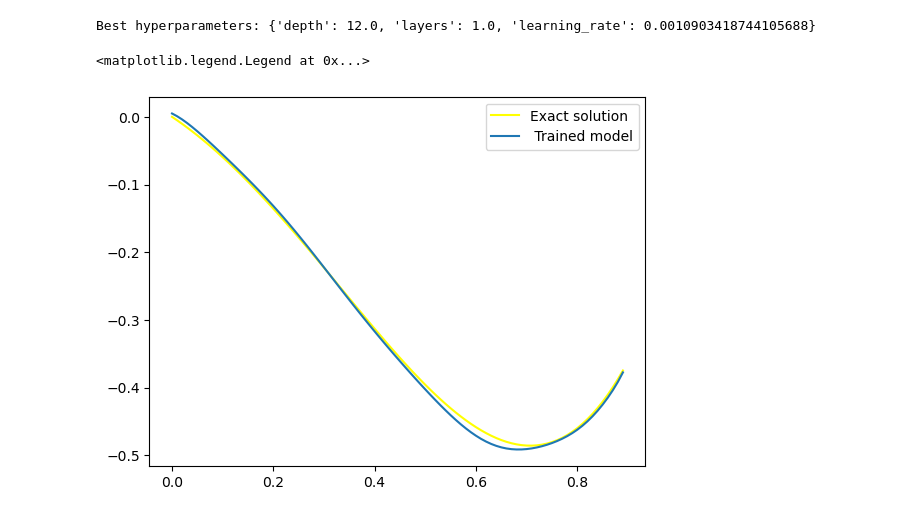
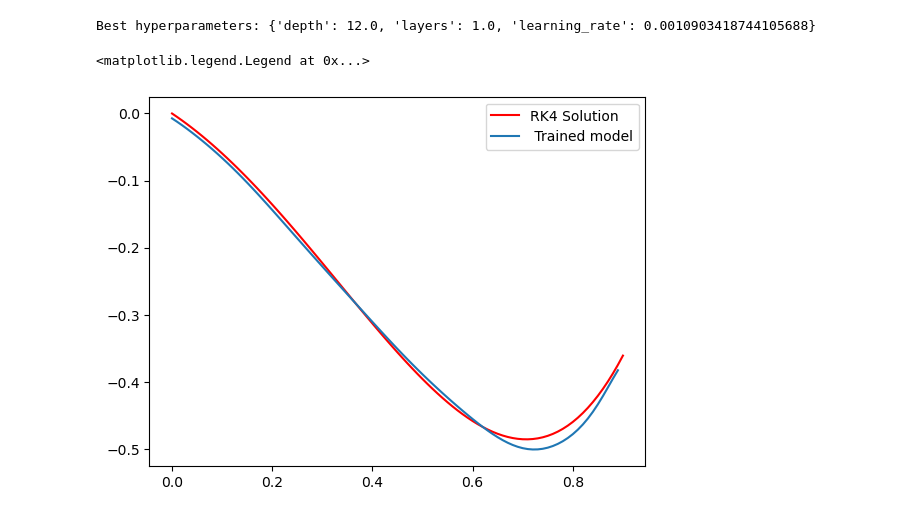
Before and after one commit to AdityaS314/Quantum-ODE-Solver, a Jupyter notebook: QadenceODE_Solver.ipynb, the cells around one changed output. Saved outputs shown, nothing was run; the diff lists cells and outputs as text; code cells hidden in the pictures.

```diff
--- a/QadenceODE_Solver.ipynb
+++ b/QadenceODE_Solver.ipynb
@@ -8,6 +8,3 @@ from qadence.types import BasisSet, ReuploadScaling
 def dfdx_equation(x: torch.Tensor, f: torch.Tensor) -> torch.Tensor:
     """Derivative as per the equation."""
     return 4*x**3 + x**2 - 2*x - 0.5
-# %%
-def f_exact(x: torch.Tensor) -> torch.Tensor:
-    return x**4 + x**3 / 3 - x**2 - x/2 + 1
@@ -151,16 +162,17 @@ Best hyperparameters: {'depth': 12.0, 'layers': 1.0, 'learning_rate': 0.00109034
 # %%
 xmin = 0
 xmax = 0.9
 x_test = torch.arange(xmin, xmax, step = 0.01).unsqueeze(1)
 result_exact = f_exact(x_test).flatten()
 
 best_model,_ = main(n_qubits, n_epochs, n_points, depth=int(best['depth']), layers=int(best['layers']), learning_rate=best['learning_rate'])
 
+x_rk4, y_rk4 = rk4_solver(dfdx_equation, 0.0, 0, 0.01, 90)
 result_model = best_model(x_test).flatten().detach()
 
-plt.plot(x_test, result_exact, label = "Exact solution",color='yellow')
+plt.plot(x_rk4, y_rk4, label='RK4 Solution', color='red')
 plt.plot(x_test, result_model, label = " Trained model")
 plt.legend()
 # %% [output]
 <matplotlib.legend.Legend at 0x...>
-[figure, old version]
+[figure, new version]
```
Also changed, not shown: parts of 9 cells of this notebook.
